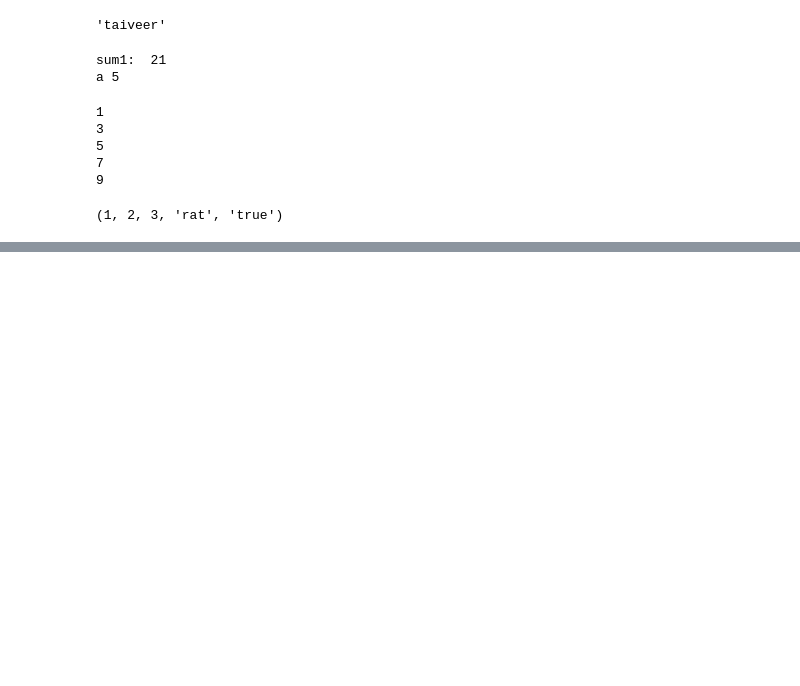
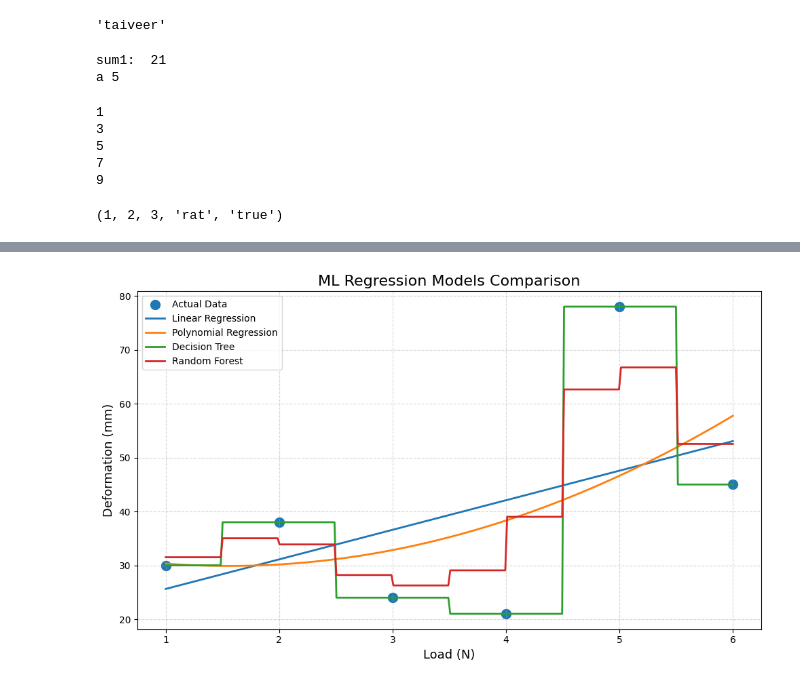
Before and after one commit to tanveerratul34/Practice-, a Jupyter notebook: Untitled0.ipynb, the cells around one changed output, grey strips where cells are left out. Saved outputs shown, nothing was run; the diff lists cells and outputs as text; code cells hidden in the pictures; blank space fills up the shorter version.

```diff
--- a/Untitled0.ipynb
+++ b/Untitled0.ipynb
@@ -87,0 +255,96 @@ tup
+# %%
+import numpy as np
+import pandas as pd
+import matplotlib.pyplot as plt
+
+from sklearn.model_selection import train_test_split
+from sklearn.linear_model import LinearRegression
+from sklearn.preprocessing import PolynomialFeatures
+from sklearn.pipeline import make_pipeline
+from sklearn.tree import DecisionTreeRegressor
+from sklearn.ensemble import RandomForestRegressor
+
+from sklearn.metrics import r2_score, mean_absolute_error, mean_squared_error
+
+# -----------------------------
+# Dataset
+# -----------------------------
+X = np.array([1, 2, 3, 4, 5, 6]).reshape(-1, 1)
+y = np.array([30, 38, 24, 21, 78, 45])
+
+# -----------------------------
+# Models
+# -----------------------------
+models = {
+    "Linear Regression": LinearRegression(),
+
+    "Polynomial Regression":
+        make_pipeline(
+            PolynomialFeatures(degree=2),
+            LinearRegression()
+        ),
+
+    "Decision Tree":
+        DecisionTreeRegressor(max_depth=3, random_state=42),
+
+    "Random Forest":
+        RandomForestRegressor(
+            n_estimators=100,
+            random_state=42
+        )
+}
+
+# -----------------------------
+# Train & Evaluate
+# -----------------------------
+results = []
+
+plt.figure(figsize=(10,6))
+
+# Original data
+plt.scatter(X, y, s=100, label='Actual Data')
+
+x_smooth = np.linspace(1, 6, 300).reshape(-1,1)
+
+for name, model in models.items():
+
+    model.fit(X, y)
+
+    y_pred = model.predict(X)
+
+    # Metrics
+    r2 = r2_score(y, y_pred)
+    mae = mean_absolute_error(y, y_pred)
+    rmse = np.sqrt(mean_squared_error(y, y_pred))
+
+    results.append([name, r2, mae, rmse])
+
+    # Smooth prediction curve
+    y_smooth = model.predict(x_smooth)
+
+    plt.plot(x_smooth, y_smooth, linewidth=2, label=name)
+
+# -----------------------------
+# Result Table
+# -----------------------------
+results_df = pd.DataFrame(
+    results,
+    columns=["Model", "R² Score", "MAE", "RMSE"]
+)
+
+print("\nModel Performance:\n")
+print(results_df)
+
+# -----------------------------
+# Plot
+# -----------------------------
+plt.title("ML Regression Models Comparison", fontsize=16)
+plt.xlabel("Load (N)", fontsize=13)
+plt.ylabel("Deformation (mm)", fontsize=13)
+
+plt.grid(True, linestyle='--', alpha=0.5)
+plt.legend()
+
+plt.tight_layout()
+plt.show()
+# %% [output]
@@ -87,0 +358 @@ tup
+[figure, added]
```
Also changed, not shown: parts of 3 cells of this notebook.
